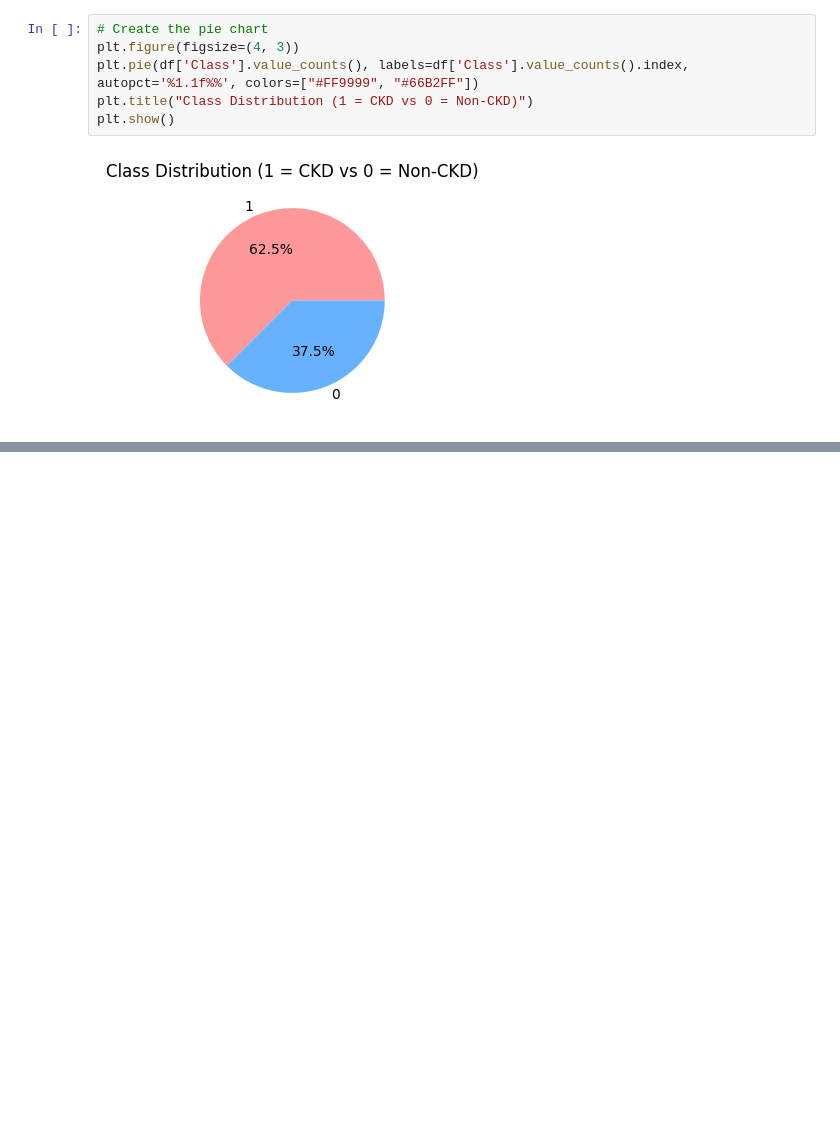
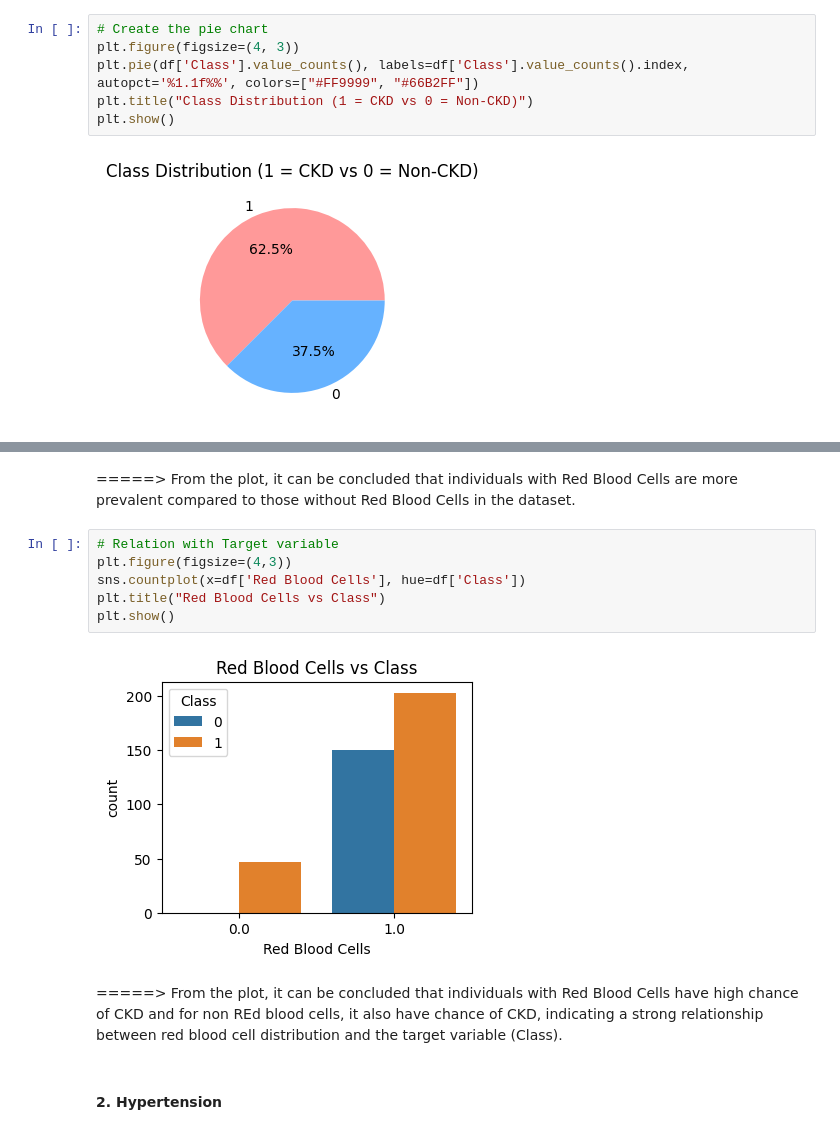
Before and after one commit to Angad143/HealthScope---A-Multi-Disease-Progression-and-Severity-Prediction-Platform, a Jupyter notebook: Kidney Disease Progression Prediction/Kidney_Disease_Prediction.ipynb, the cells around one changed output, grey strips where cells are left out. Drawn from its saved outputs; the diff is of its cells as text; blank space fills up the shorter version.

```diff
--- a/Kidney Disease Progression Prediction/Kidney_Disease_Prediction.ipynb
+++ b/Kidney Disease Progression Prediction/Kidney_Disease_Prediction.ipynb
@@ -238,0 +260,14 @@ plt.show()
+# %% [markdown]
+=====> From the plot, it can be concluded that individuals with Red Blood Cells are more prevalent compared to those without Red Blood Cells in the dataset.
+# %%
+# Relation with Target variable
+plt.figure(figsize=(4,3))
+sns.countplot(x=df['Red Blood Cells'], hue=df['Class'])
+plt.title("Red Blood Cells vs Class")
+plt.show()
+# %% [output]
+[figure, added]
+# %% [markdown]
+=====> From the plot, it can be concluded that individuals with Red Blood Cells have high chance of CKD and for non REd blood cells, it also have chance of CKD, indicating a strong relationship between red blood cell distribution and the target variable (Class).
+# %% [markdown]
+#### **2. Hypertension**
```
Also changed, not shown: parts of 76 cells of this notebook.
